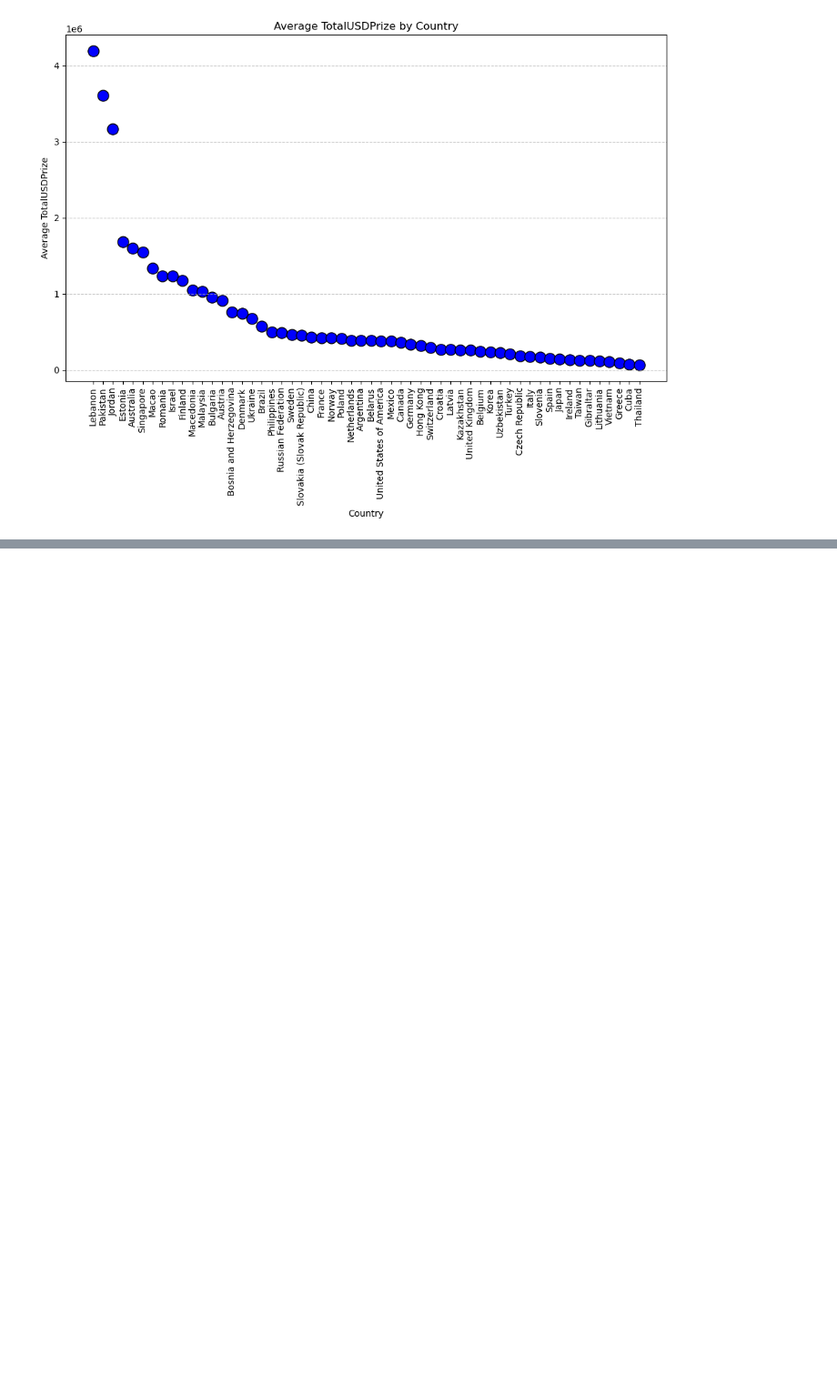
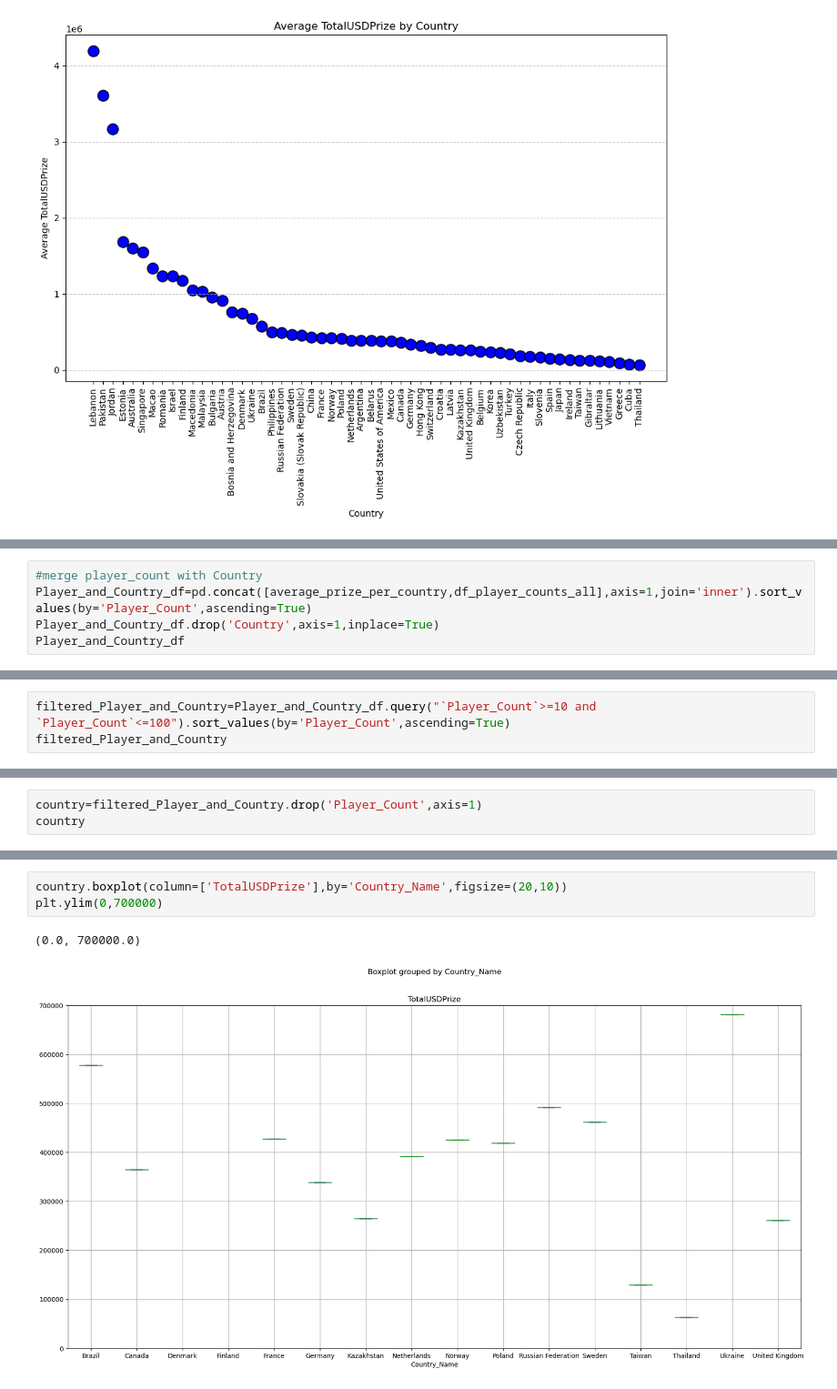
Before and after one commit to Natphipps/ESports-Financial-Analysis, a Jupyter notebook: Jup_File_Aron.ipynb, the cells around one changed output, grey strips where cells are left out. Shown at 91% size. Saved outputs shown, nothing was run; the diff lists cells and outputs as text; blank space fills up the shorter version.

```diff
--- a/Jup_File_Aron.ipynb
+++ b/Jup_File_Aron.ipynb
@@ -361,0 +425,5 @@ plt.show()
+# %%
+#merge player_count with Country
+Player_and_Country_df=pd.concat([average_prize_per_country,df_player_counts_all],axis=1,join='inner').sort_values(by='Player_Count',ascending=True)
+Player_and_Country_df.drop('Country',axis=1,inplace=True)
+Player_and_Country_df
@@ -361,0 +448,3 @@ plt.show()
+# %%
+filtered_Player_and_Country=Player_and_Country_df.query("`Player_Count`>=10 and `Player_Count`<=100").sort_values(by='Player_Count',ascending=True)
+filtered_Player_and_Country
@@ -361,0 +469,3 @@ plt.show()
+# %%
+country=filtered_Player_and_Country.drop('Player_Count',axis=1)
+country
@@ -361,0 +490,6 @@ plt.show()
+# %%
+country.boxplot(column=['TotalUSDPrize'],by='Country_Name',figsize=(20,10))
+plt.ylim(0,700000)
+# %% [output]
+(0.0, 700000.0)
+[figure, added]
```
Also changed, not shown: parts of 13 cells of this notebook.
